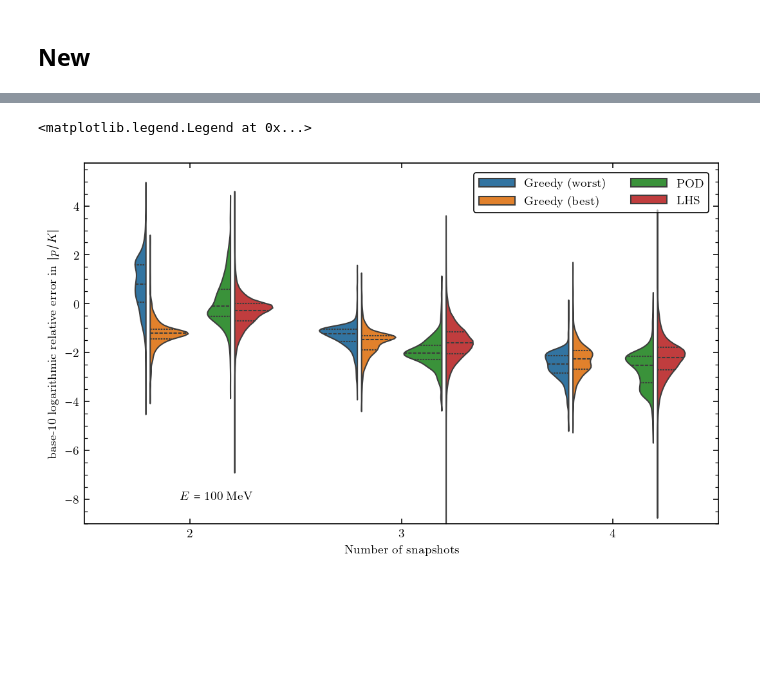
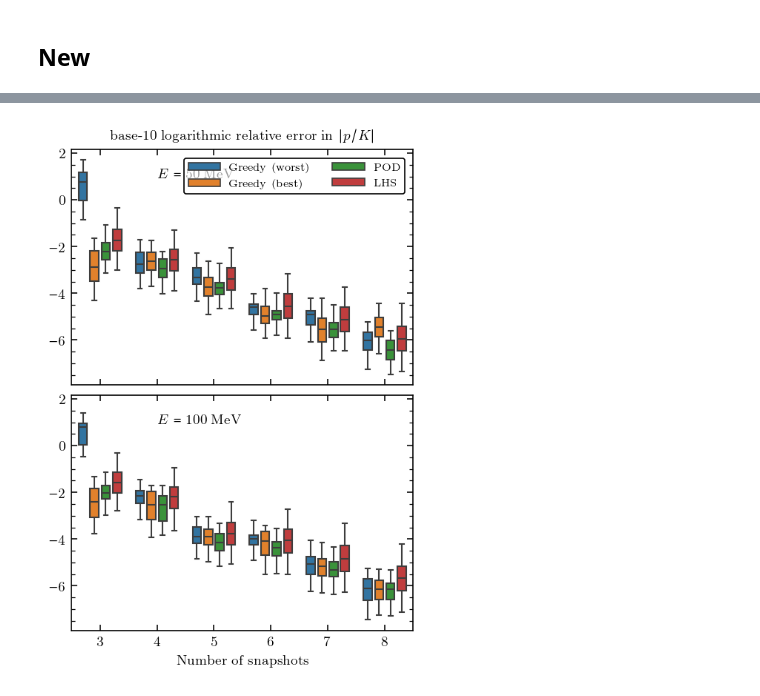
Before and after one commit to buqeye/cs_greedy_emulator, a Jupyter notebook: minnesota.ipynb, the cells around one changed output, grey strips where cells are left out. Saved outputs shown, nothing was run; the diff lists cells and outputs as text; code cells hidden in the pictures; blank space fills up the shorter version.

```diff
--- a/minnesota.ipynb
+++ b/minnesota.ipynb
@@ -764,8 +760,14 @@ for idxs in (initial_lecs_idxs_worst, initial_lecs_idxs_best):
 from figures import convergenceAnalysis
 import seaborn as sns
 # %%
-res = convergenceAnalysis(param_samples, E_MeV=E_MeV)
-df = res.track_greedy_emulators()
-df = res.track_POD_emulator(df_out=df)
-df = res.track_LHS_emulator(df_out=df)
+df_E_MeV_arr = []
+E_MeV_arr = (50, 100)
+for E_MeV in E_MeV_arr:
+    print(f"working on E = {E_MeV} MeV")
+    res = convergenceAnalysis(param_samples, E_MeV=E_MeV)
+    df = res.track_greedy_emulators()
+    df = res.track_POD_emulator(df_out=df)
+    df = res.track_LHS_emulator(df_out=df)
+    df_E_MeV_arr.append(df)
+    print("")
 # %% [output]
@@ -787,19 +807,34 @@ tracking LHS emulator
 # %%
-fig, ax = plt.subplots(1, 1, figsize=(18*cm,10.6*cm), constrained_layout=True)
-sns.violinplot(data=df, x="num_snapshots", y="error", hue="approach",
-               gap=.1, split=True, inner="quart", ax=ax, fill=True)
+import matplotlib.ticker as ticker
+fig, axs = plt.subplots(2, 1, figsize=(8.6*cm,12.6*cm),
+                        sharex=True, sharey=True, constrained_layout=True)
 
-import matplotlib.ticker as ticker
-ax.xaxis.set_minor_locator(plt.NullLocator())
-ax.xaxis.set_major_locator(ticker.MultipleLocator(1))
-ax.set_xlabel("Number of snapshots")
-# ax.set_xlim(1.5,8.5)
-ax.set_ylim(bottom=-9)
-# ax.set_yscale('log')
-ax.set_ylabel(r"base-10 logarithmic relative error in $|p/K|$")
-ax.text(0.2, 0.15, f"$E = {E_MeV}" + "\; \mathrm{MeV}$ ", transform=fig.transFigure)
-ax.legend(ncol=2, fontsize=9, handlelength=3)
-# plt.ylim(bottom=1e-9)
+for idf, df in enumerate(df_E_MeV_arr):
+    ax=axs[idf]
+    # sns.violinplot(data=df, x="num_snapshots", y="error", hue="approach",
+    #             gap=.15, split=True, inner="quart", ax=ax, fill=True,
+    #             legend=("auto" if idf==0 else False))
+    sns.boxplot(data=df, x="num_snapshots", y="error", hue="approach",
+                gap=.25, ax=ax, fill=True, width=.8, log_scale=False,
+                showfliers = False,
+                whis=(5, 95), legend=("auto" if idf==0 else False))
+    if idf == 0:
+        ax.set_title("base-10 logarithmic relative error in $|p/K|$")
+    ax.xaxis.set_minor_locator(plt.NullLocator())
+#     ax.set_xlim(1.5,12.5)
+#     ax.xaxis.set_major_locator(ticker.MultipleLocator(1))
+    ax.set_xlabel("Number of snapshots")
+    # ax.set_ylim(top=6, bottom=-11)
+    # ax.set_yscale('log')
+    # ax.set_ylabel(r"base-10 logarithmic relative error in $|p/K|$")
+    ax.set_ylabel("")
+    ax.text(0.25, 0.88, f"$E = {E_MeV_arr[idf]}" + "\; \mathrm{MeV}$ ",
+            transform=ax.transAxes)
+    # ax.text(0.05, 0.05, "base-10 logarithmic relative error in $|p/K|$",
+    #         transform=ax.transAxes)
+    if idf == 0:
+        ax.legend(ncol=2, fontsize=7, handlelength=3)
+    # plt.ylim(bottom=1e-9)
+    fig.savefig("convergence_minnesota.pdf")
 # %% [output]
-<matplotlib.legend.Legend at 0x...>
-[figure, old version]
+[figure, new version]
```
Also changed, not shown: parts of 4 cells of this notebook, 2 other files.
